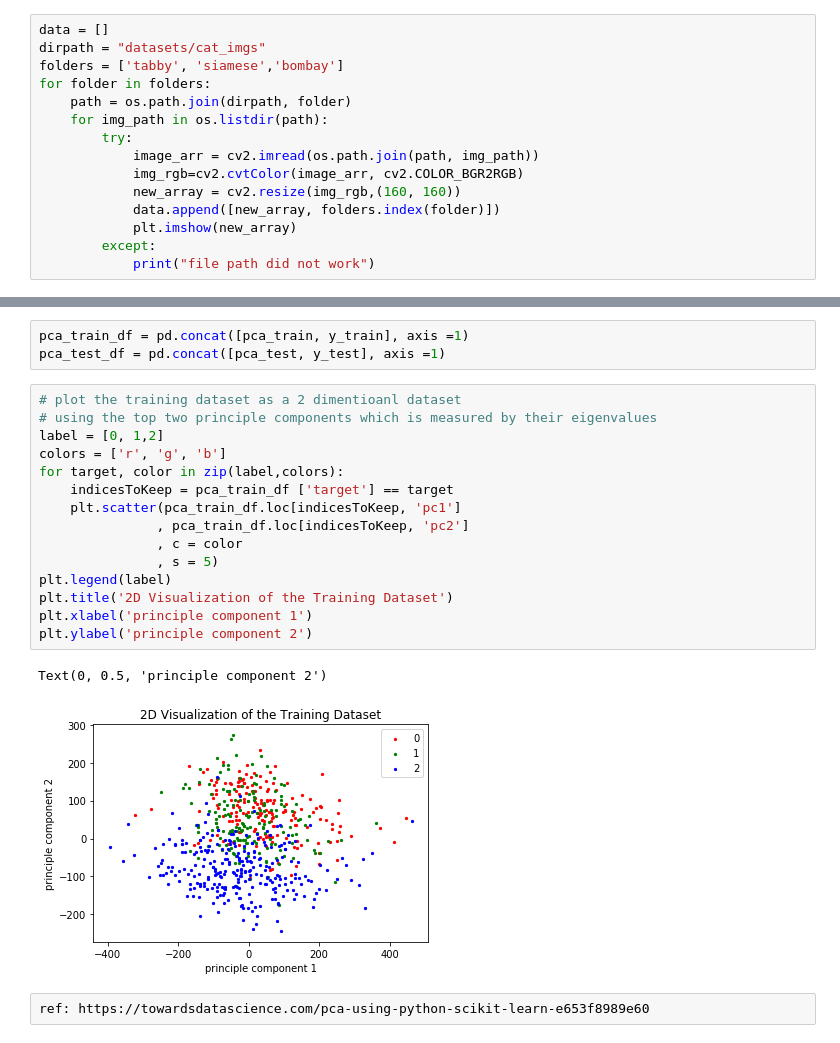
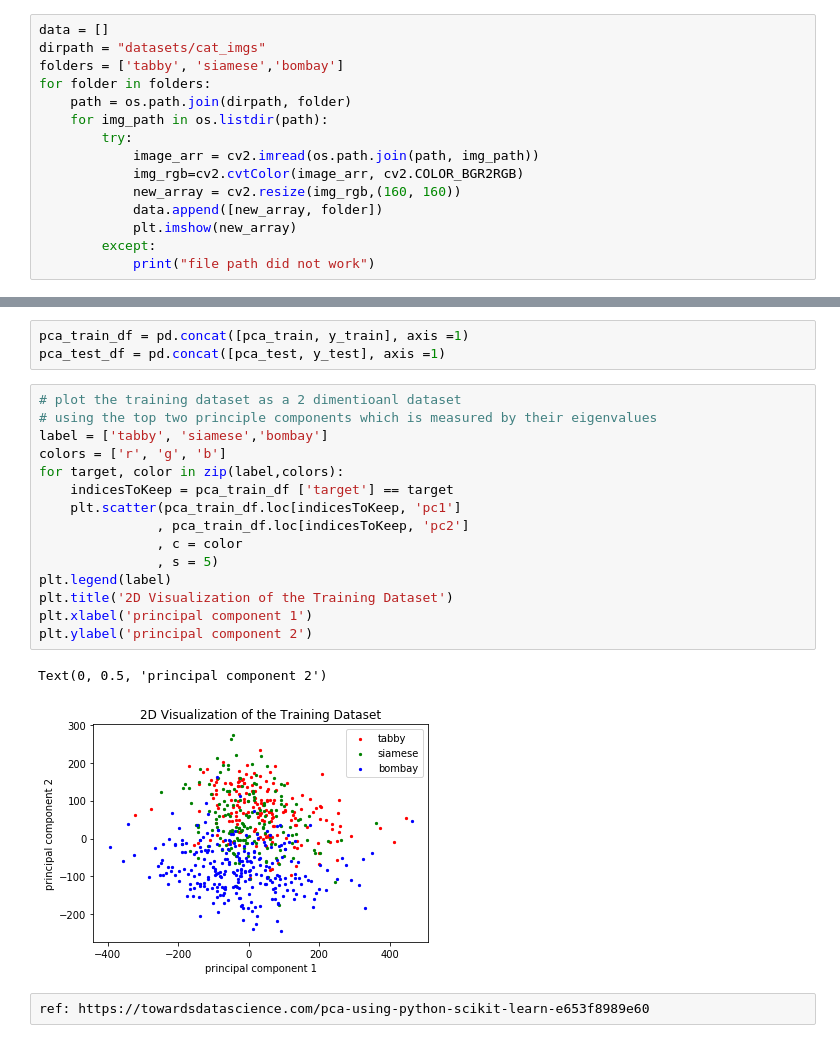
Before and after one commit to Alexisranyan/cat_breed_detector, a Jupyter notebook: pca_visualization.ipynb, the cells around one changed output, grey strips where cells are left out. Drawn from its saved outputs; the diff is of its cells as text.

```diff
--- a/pca_visualization.ipynb
+++ b/pca_visualization.ipynb
@@ -22,7 +28,7 @@ for folder in folders:
             image_arr = cv2.imread(os.path.join(path, img_path))
             img_rgb=cv2.cvtColor(image_arr, cv2.COLOR_BGR2RGB)
             new_array = cv2.resize(img_rgb,(160, 160))
-            data.append([new_array, folders.index(folder)])
+            data.append([new_array, folder])
             plt.imshow(new_array)
         except:
             print("file path did not work")
@@ -103,21 +124,21 @@ pca_test_df = pd.concat([pca_test, y_test], axis =1)
 # %%
 # plot the training dataset as a 2 dimentioanl dataset
 # using the top two principle components which is measured by their eigenvalues
-label = [0, 1,2]
+label = ['tabby', 'siamese','bombay']
 colors = ['r', 'g', 'b']
 for target, color in zip(label,colors):
     indicesToKeep = pca_train_df ['target'] == target
     plt.scatter(pca_train_df.loc[indicesToKeep, 'pc1']
                , pca_train_df.loc[indicesToKeep, 'pc2']
                , c = color
                , s = 5)
 plt.legend(label)
 plt.title('2D Visualization of the Training Dataset')
-plt.xlabel('principle component 1')
-plt.ylabel('principle component 2')
+plt.xlabel('principal component 1')
+plt.ylabel('principal component 2')
 # %% [output]
-Text(0, 0.5, 'principle component 2')
+Text(0, 0.5, 'principal component 2')
-[figure, old version]
+[figure, new version]
 # %% [raw]
 ref: https://towardsdatascience.com/pca-using-python-scikit-learn-e653f8989e60
 # %%
```
Also changed, not shown: parts of 33 cells of this notebook, 4 other files.
